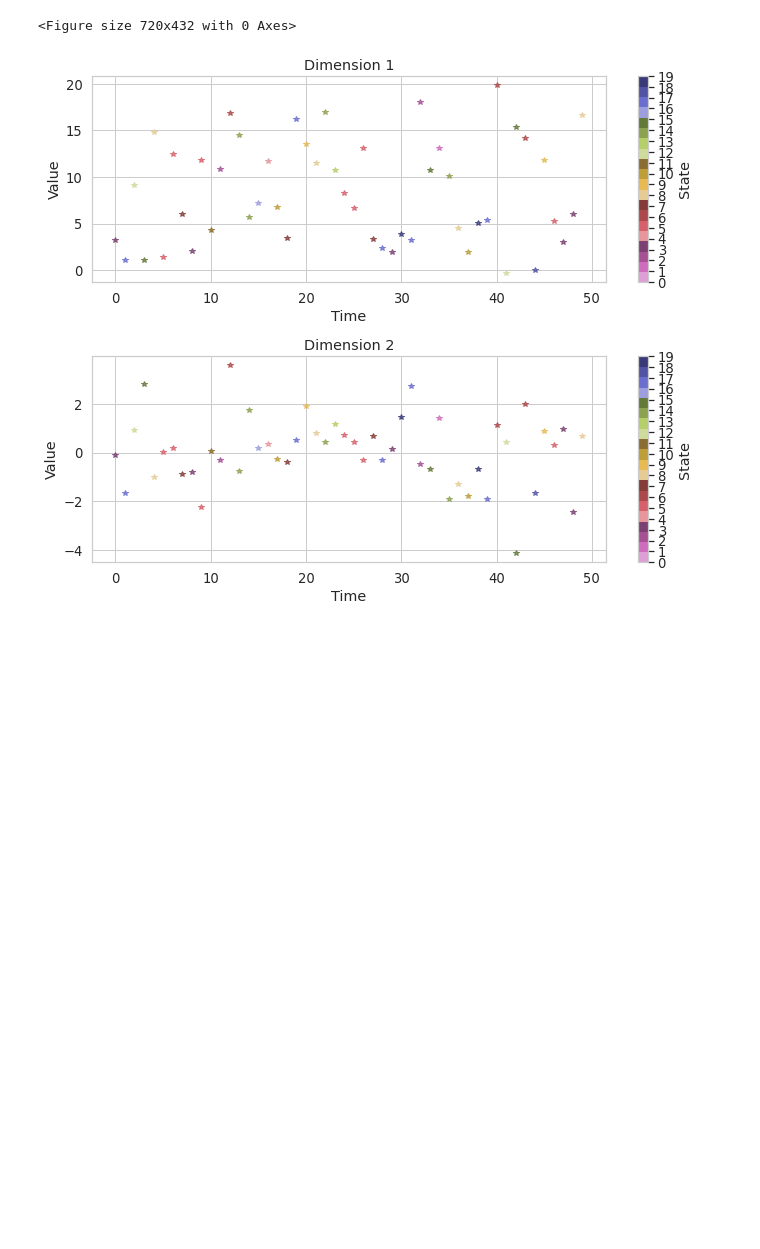
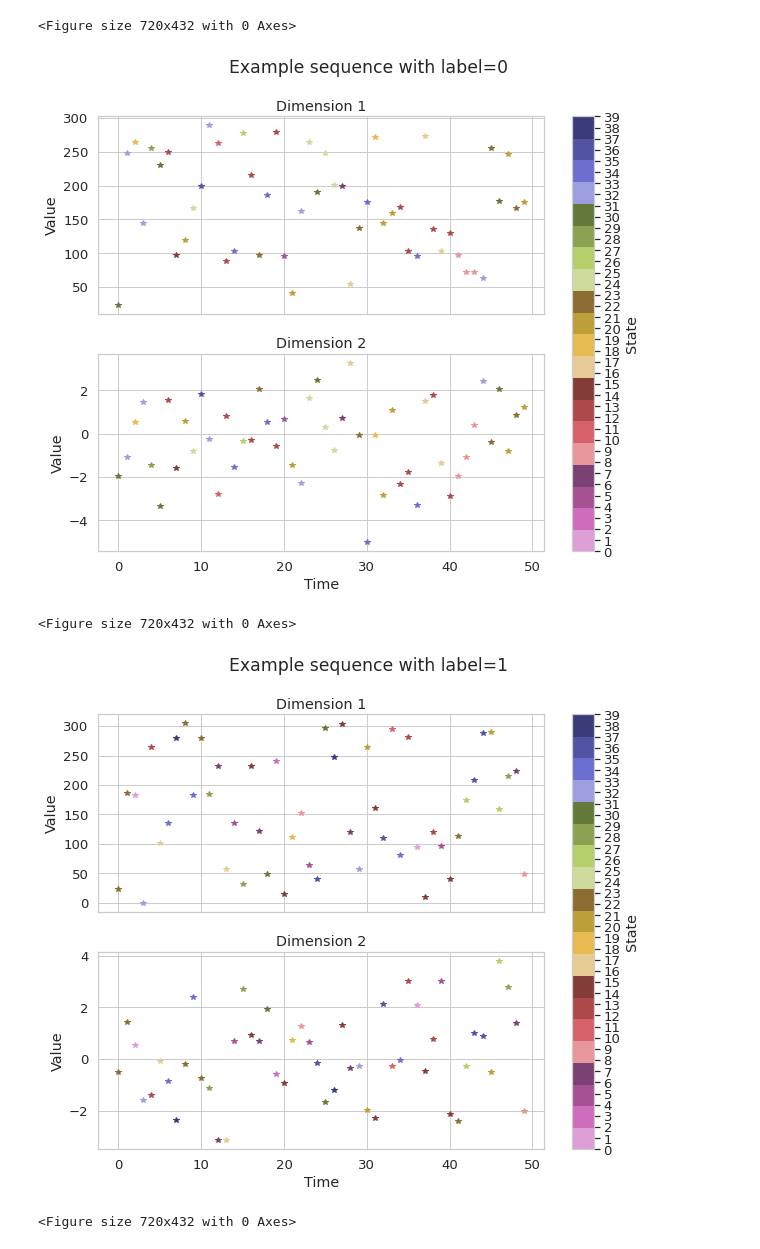
Before and after one commit to tufts-ml/pchmm-missing-data-limited-labels, a Jupyter notebook: toydata/notebooks/create_new_toy_dataset_with_more_states.ipynb, the cells around one changed output. Drawn from its saved outputs; the diff is of its cells as text; code cells hidden in the pictures; blank space fills up the shorter version.

Commit message:
ENH Adding code to create a new toy dataset with many states

```diff
--- a/toydata/notebooks/create_new_toy_dataset_with_more_states.ipynb
+++ b/toydata/notebooks/create_new_toy_dataset_with_more_states.ipynb
@@ -6,17 +7,19 @@ import seaborn as sns
 # %%
 def generate_sequence(sequence_length, transition_probabilities, num_states, critical_states):
 #     init_state = np.random.randint(0, num_states , 1)
+
     observation_sequence = []
     init_state=3
     current_state = init_state#init state
-
+    state_sequence = np.zeros(sequence_length)
 # Generate a single sample from the multivariate normal distribution
     for jj in range(sequence_length):
-        mean = [current_state, 0]
-        cov = [[1, 0], [0, 2]]
+        mean = [8*current_state, 0]
+        cov = [[1, 0], [0, 3]]
         observation = np.random.multivariate_normal(mean, cov)
         observation_sequence.append(observation)
         current_state = np.random.choice(range(num_states), p=transition_probabilities[current_state])
-    return np.array(observation_sequence), np.sum(np.isin(state_sequence, critical_states)), state_sequence
+        state_sequence[jj]=current_state
+    return np.array(observation_sequence), state_sequence
 # %%
 # Define the number of sequences and the length of each sequence
@@ -71,40 +97,53 @@ Outcomes shape: (1000,)
 # %%
-# Plot the sequence with state overlay
-cmap = plt.get_cmap("tab20b_r", num_states)
-plt.figure(figsize=(10, 6))
+for label in np.unique(outcomes):
 
-seq_id=0
-state_sequence = state_seqs_list[seq_id]
-observation_sequence = dataset[seq_id]
+    # Plot the sequence with state overlay
+    cmap = plt.get_cmap("tab20b_r", num_states)
+    plt.figure(figsize=(10, 6))
 
-# Create subplots for each dimension
-fig, axs = plt.subplots(2, 1, figsize=(10, 8))
-sns.set_context('notebook', font_scale=1.2)
-sns.set_style('whitegrid')
 
-# Plot each dimension separately
-for i in range(2):
-    axs[i].set_title(f"Dimension {i+1}")
-    axs[i].set_xlabel("Time")
-    axs[i].set_ylabel("Value")
+    # get indexes of sequences with the the required label
+    label_inds = np.flatnonzero(outcomes==label)
 
-    # plot sequence with state overlay
-    for j in range(num_states):
-        idx = np.where(state_sequence == j)
-        color = cmap(j / (num_states - 1))  # Normalize state value between 0 and 1
-        axs[i].plot(idx[0], np.squeeze(observation_sequence[idx, i]), marker='*', linestyle='None',
-                    color=color, alpha=0.8)
+    # plot a single sequence with state overlay
+    seq_id=label_inds[-1]
+    state_sequence = state_seqs_list[seq_id]
+    observation_sequence = dataset[seq_id]
 
-    # Add colorbar for state values
-    norm = plt.Normalize(0, num_states-1)
+    # Create subplots for each dimension
+    fig, axs = plt.subplots(2, 1, figsize=(10, 8), sharex=True)
+    sns.set_context('notebook', font_scale=1.2)
+    sns.set_style('whitegrid')
+
+    # Plot each dimension separately
+    for i in range(2):
+        axs[i].set_title(f"Dimension {i+1}")
+        axs[i].set_ylabel("Value")
+
+        # plot sequence with state overlay
+        for j in range(num_states):
+            idx = np.where(state_sequence == j)
+            color = cmap(j / (num_states - 1))  # Normalize state value between 0 and 1
+            axs[i].plot(idx[0], np.squeeze(observation_sequence[idx, i]), marker='*', linestyle='None',
+                        color=color, alpha=1)
+
+    # Create a single colorbar for both axes
+    norm = plt.Normalize(0, num_states - 1)
     sm = plt.cm.ScalarMappable(norm=norm, cmap=cmap)
-    cbar = plt.colorbar(sm, ax=axs[i], ticks=range(num_states))
+    cbar = plt.colorbar(sm, ax=axs.ravel().tolist(), ticks=range(num_states))
     cbar.set_label('State')
 
-plt.tight_layout()
+    # Set x-axis label and ticks on the bottom subplot
+    axs[-1].set_xlabel("Time")
+
+    fig.suptitle('Example sequence with label=%d'%label)
+    # plt.tight_layout()
 
 # Show the plot
 plt.show()
 # %% [output]
 <Figure size 720x432 with 0 Axes>
-[figure, old version]
+[figure, new version]
+<Figure size 720x432 with 0 Axes>
+[figure, added]
+<Figure size 720x432 with 0 Axes>
```
Also changed, not shown: parts of 12 cells of this notebook, 4 other files.
